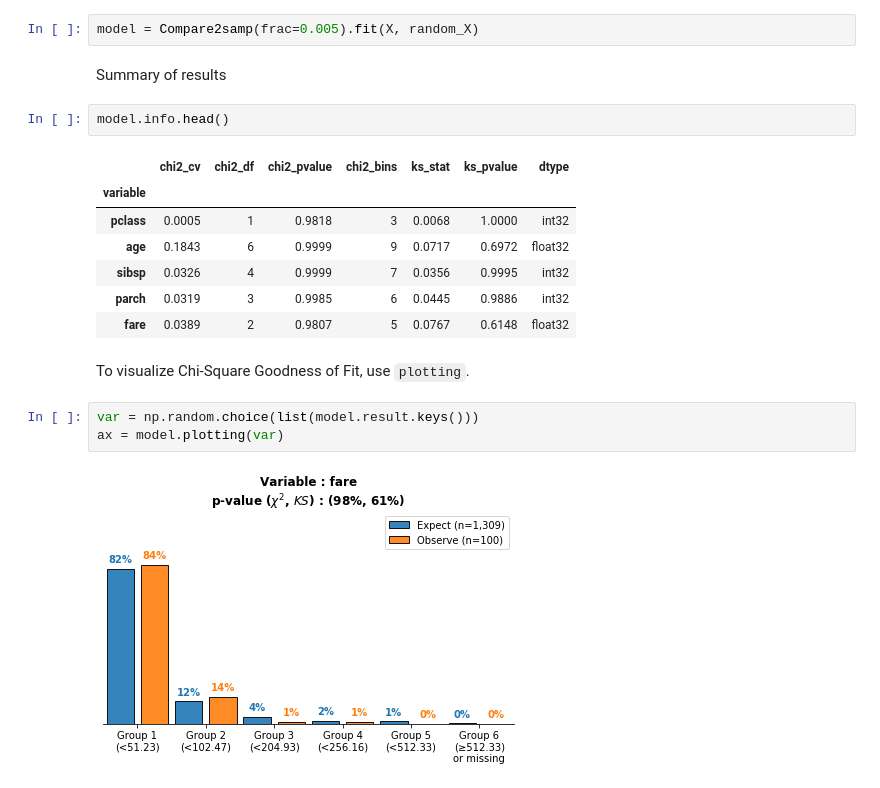
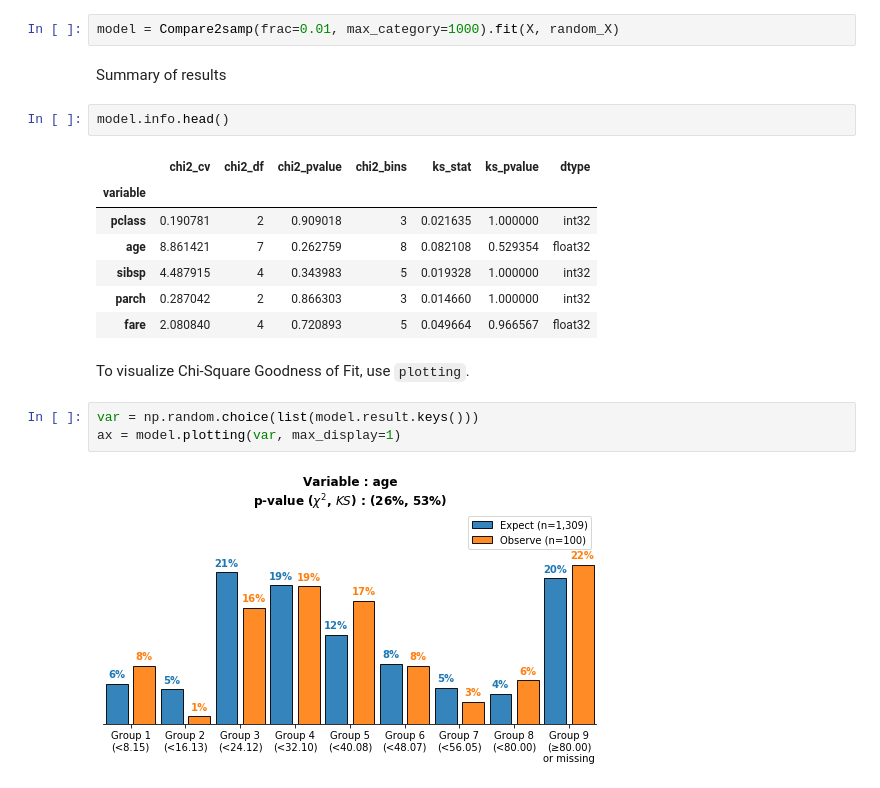
Before and after one commit to Nak007/univariate, a Jupyter notebook: Univariate_colab.ipynb, the cells around one changed output. Cells and saved outputs as stored; diff of their text form.

```diff
--- a/Univariate_colab.ipynb
+++ b/Univariate_colab.ipynb
@@ -251,7 +240,7 @@ from sklearn.datasets import fetch_openml
 X, y = fetch_openml("titanic", version=1, as_frame=True, return_X_y=True)
 random_X = X.sample(100).copy()
 # %%
-model = Compare2samp(frac=0.005).fit(X, random_X)
+model = Compare2samp(frac=0.01, max_category=1000).fit(X, random_X)
 # %% [markdown]
 Summary of results
 # %%
@@ -259,15 +248,15 @@ model.info.head()
 # %% [output]
 |  | chi2_cv | chi2_df | chi2_pvalue | chi2_bins | ks_stat | ks_pvalue | dtype |
 | variable |  |  |  |  |  |  |  |
-| pclass | 0.0005 | 1 | 0.9818 | 3 | 0.0068 | 1.0000 | int32 |
-| age | 0.1843 | 6 | 0.9999 | 9 | 0.0717 | 0.6972 | float32 |
-| sibsp | 0.0326 | 4 | 0.9999 | 7 | 0.0356 | 0.9995 | int32 |
-| parch | 0.0319 | 3 | 0.9985 | 6 | 0.0445 | 0.9886 | int32 |
-| fare | 0.0389 | 2 | 0.9807 | 5 | 0.0767 | 0.6148 | float32 |
+| pclass | 0.190781 | 2 | 0.909018 | 3 | 0.021635 | 1.000000 | int32 |
+| age | 8.861421 | 7 | 0.262759 | 8 | 0.082108 | 0.529354 | float32 |
+| sibsp | 4.487915 | 4 | 0.343983 | 5 | 0.019328 | 1.000000 | int32 |
+| parch | 0.287042 | 2 | 0.866303 | 3 | 0.014660 | 1.000000 | int32 |
+| fare | 2.080840 | 4 | 0.720893 | 5 | 0.049664 | 0.966567 | float32 |
 # %% [markdown]
 To visualize Chi-Square Goodness of Fit, use `plotting`.
 # %%
 var = np.random.choice(list(model.result.keys()))
-ax = model.plotting(var)
+ax = model.plotting(var, max_display=1)
 # %% [output]
-[figure, old version]
+[figure, new version]
```
Also changed, not shown: parts of 26 cells of this notebook, 1 other file.
